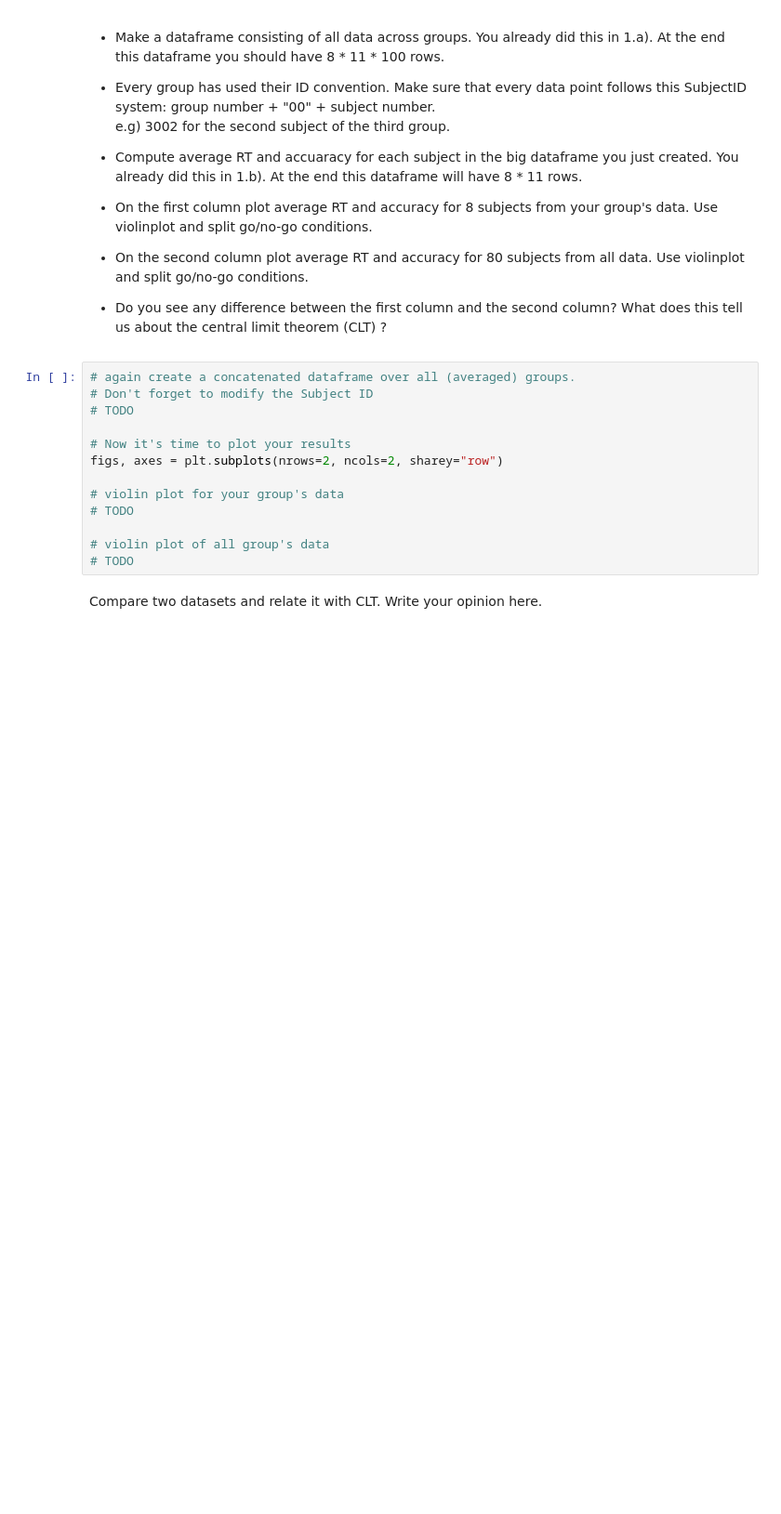
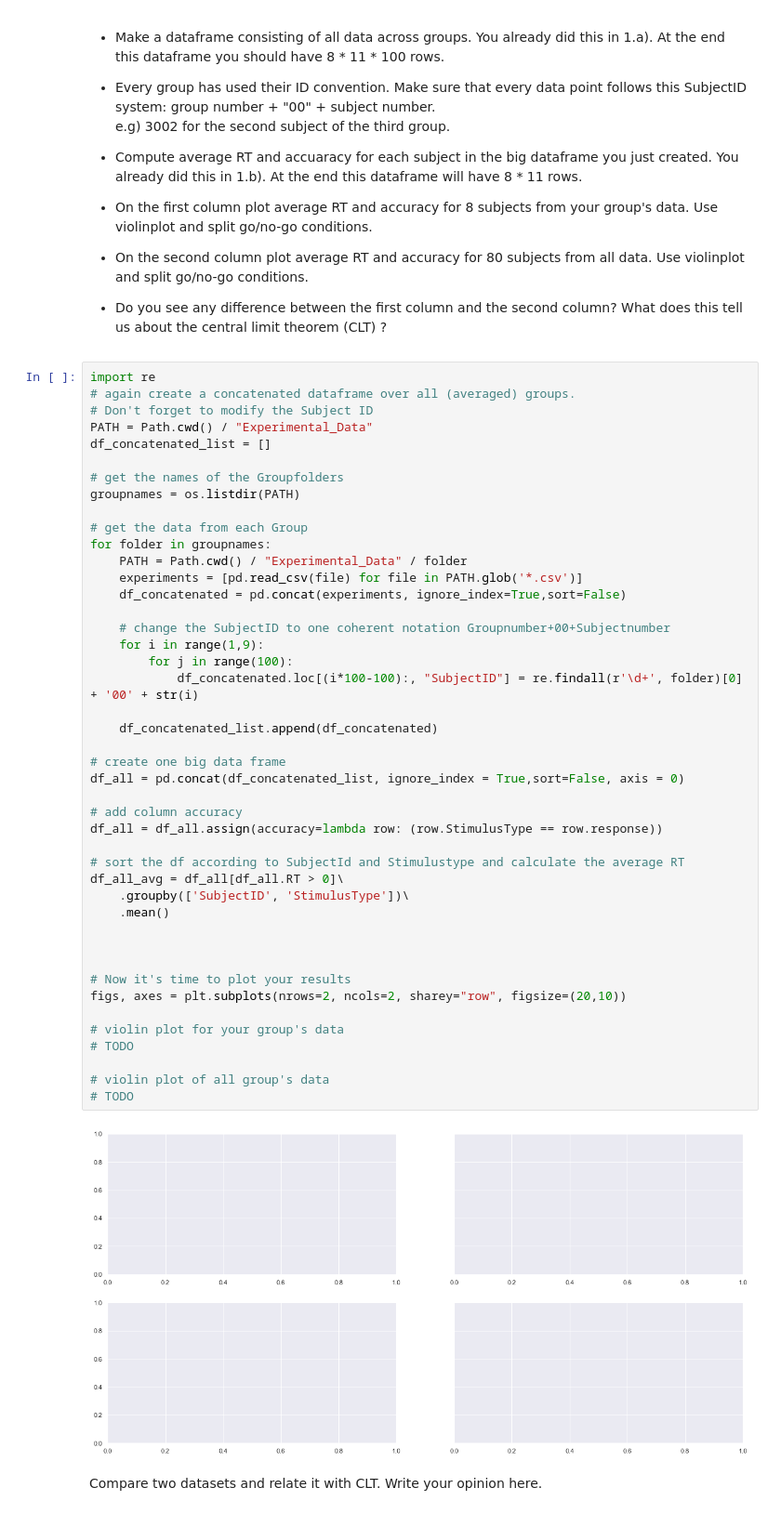
Before and after one commit to NBP-ACC/week-4-acc_2, a Jupyter notebook: sheet02.ipynb, the cells around one changed output. Shown: that part at 93% size. Saved outputs shown, nothing was run; the diff lists cells and outputs as text; blank space fills up the shorter version.

```diff
--- a/sheet02.ipynb
+++ b/sheet02.ipynb
@@ -177,19 +179,52 @@ e.g) 3002 for the second subject of the third group.
 - On the second column plot average RT and accuracy for 80 subjects from all data. Use violinplot and split go/no-go conditions.
 
 - Do you see any difference between the first column and the second column? What does this tell us about the central limit theorem (CLT) ?
-# %%
-# again create a concatenated dataframe over all (averaged) groups.
-# Don't forget to modify the Subject ID
-# TODO
-
-# Now it's time to plot your results
-figs, axes = plt.subplots(nrows=2, ncols=2, sharey="row")
-
-# violin plot for your group's data
-# TODO
-
-# violin plot of all group's data
-# TODO
+# %%
+import re
+# again create a concatenated dataframe over all (averaged) groups.
+# Don't forget to modify the Subject ID
+PATH = Path.cwd() / "Experimental_Data"
+df_concatenated_list = []
+
+# get the names of the Groupfolders
+groupnames = os.listdir(PATH)
+
+# get the data from each Group
+for folder in groupnames:
+    PATH = Path.cwd() / "Experimental_Data" / folder
+    experiments = [pd.read_csv(file) for file in PATH.glob('*.csv')]
+    df_concatenated = pd.concat(experiments, ignore_index=True,sort=False)
+
+    # change the SubjectID to one coherent notation Groupnumber+00+Subjectnumber
+    for i in range(1,9):
+        for j in range(100):
+            df_concatenated.loc[(i*100-100):, "SubjectID"] = re.findall(r'\d+', folder)[0] + '00' + str(i)
+
+    df_concatenated_list.append(df_concatenated)
+
+# create one big data frame
+df_all = pd.concat(df_concatenated_list, ignore_index = True,sort=False, axis = 0)
+
+# add column accuracy
+df_all = df_all.assign(accuracy=lambda row: (row.StimulusType == row.response))
+
+# sort the df according to SubjectId and Stimulustype and calculate the average RT
+df_all_avg = df_all[df_all.RT > 0]\
+    .groupby(['SubjectID', 'StimulusType'])\
+    .mean()
+
+
+
+# Now it's time to plot your results
+figs, axes = plt.subplots(nrows=2, ncols=2, sharey="row", figsize=(20,10))
+
+# violin plot for your group's data
+# TODO
+
+# violin plot of all group's data
+# TODO
+# %% [output]
+[figure, added]
 # %% [markdown]
 Compare two datasets and relate it with CLT. Write your opinion here.
 # %% [markdown]
```
Also changed, not shown: parts of 4 cells of this notebook.
